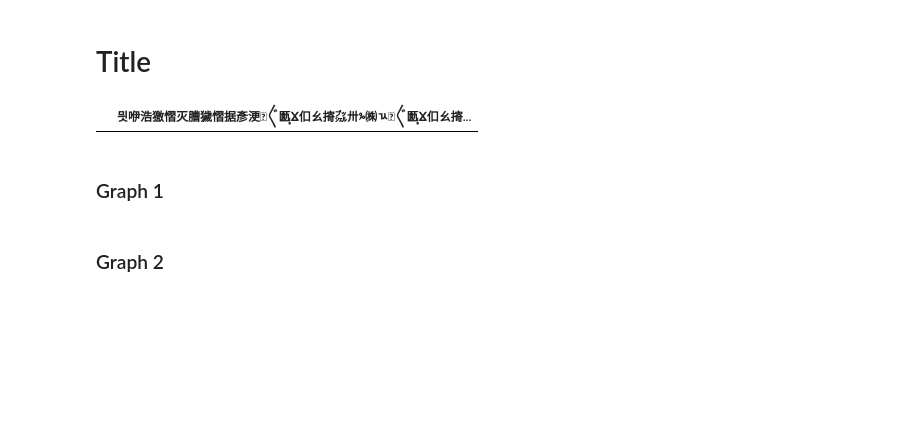
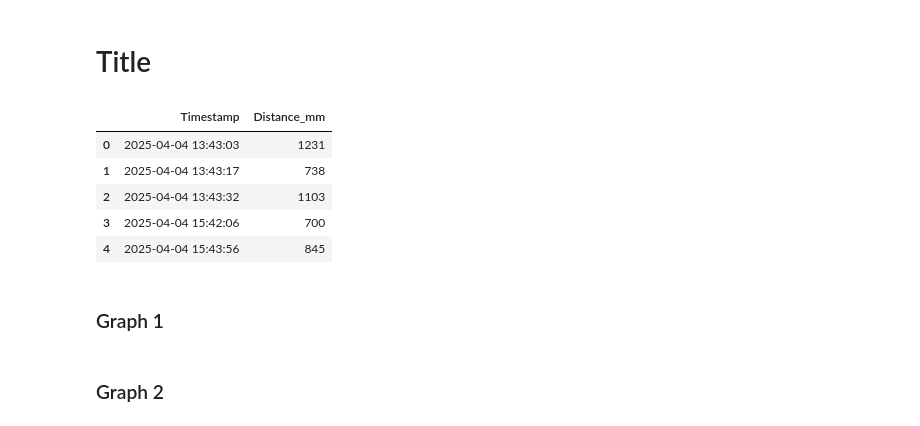
Before and after one commit to SirMrGore/Data-Stewardship-UE-FAIR-Data-Science, a Jupyter notebook: jupyter/old.ipynb, the cells around one changed output. Saved outputs shown, nothing was run; the diff lists cells and outputs as text; code cells hidden in the pictures; blank space fills up the shorter version.

```diff
--- a/jupyter/old.ipynb
+++ b/jupyter/old.ipynb
@@ -3,12 +3,17 @@
 # %%
 # Cell 1
 import pandas as pd
 
 # Cell 2
-df = pd.read_csv("data/filtered_700_April.csv")
+df = pd.read_csv("../data/filtered_700_April.csv")
 df.head()
 # %% [output]
-|  | 믯咿浩獥慴灭䐬獩慴据彥浭਍〲㔲〭ⴴ㐰ㄠ㨳㌴〺ⰳ㈱ㄳ਍〲㔲〭ⴴ㐰ㄠ㨳... |
+|  | Timestamp | Distance_mm |
+| 0 | 2025-04-04 13:43:03 | 1231 |
+| 1 | 2025-04-04 13:43:17 | 738 |
+| 2 | 2025-04-04 13:43:32 | 1103 |
+| 3 | 2025-04-04 15:42:06 | 700 |
+| 4 | 2025-04-04 15:43:56 | 845 |
 # %% [markdown]
 ### Graph 1
 # %% [markdown]
```
Also changed, not shown: parts of 5 cells of this notebook.
